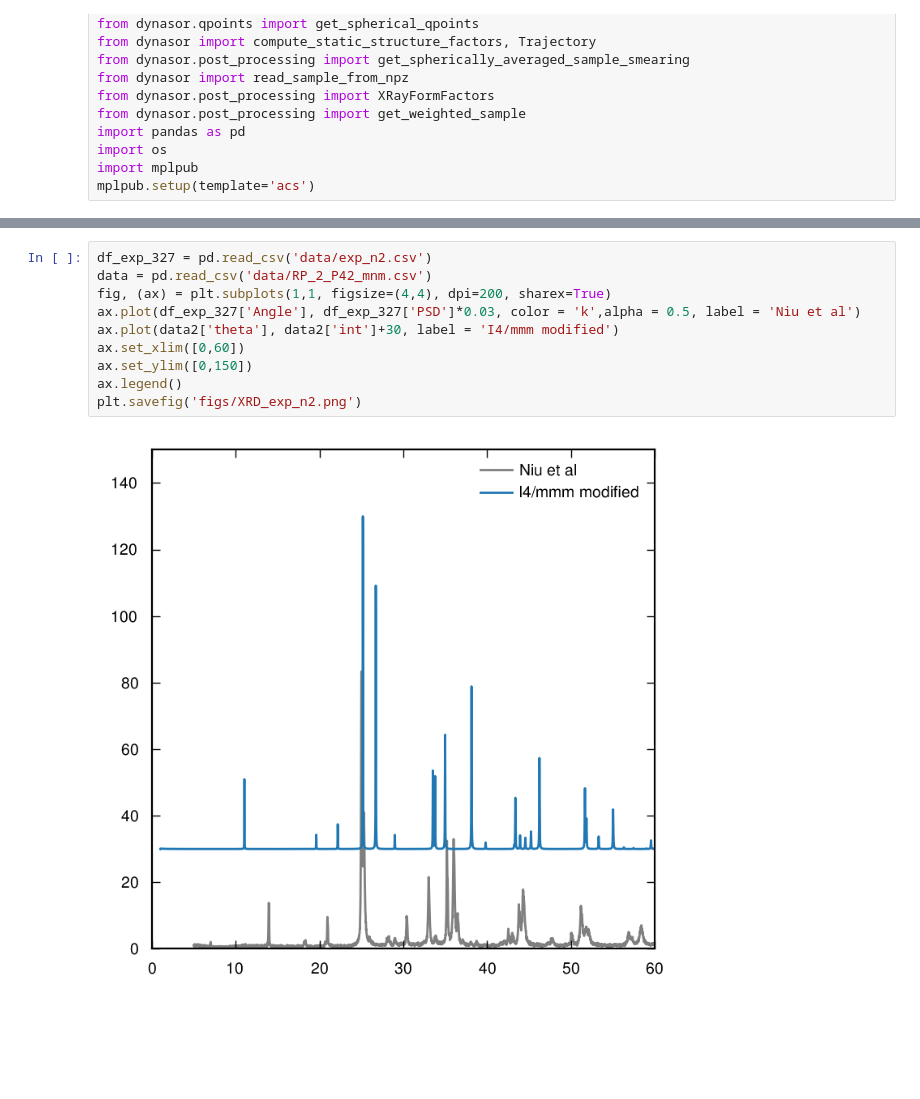
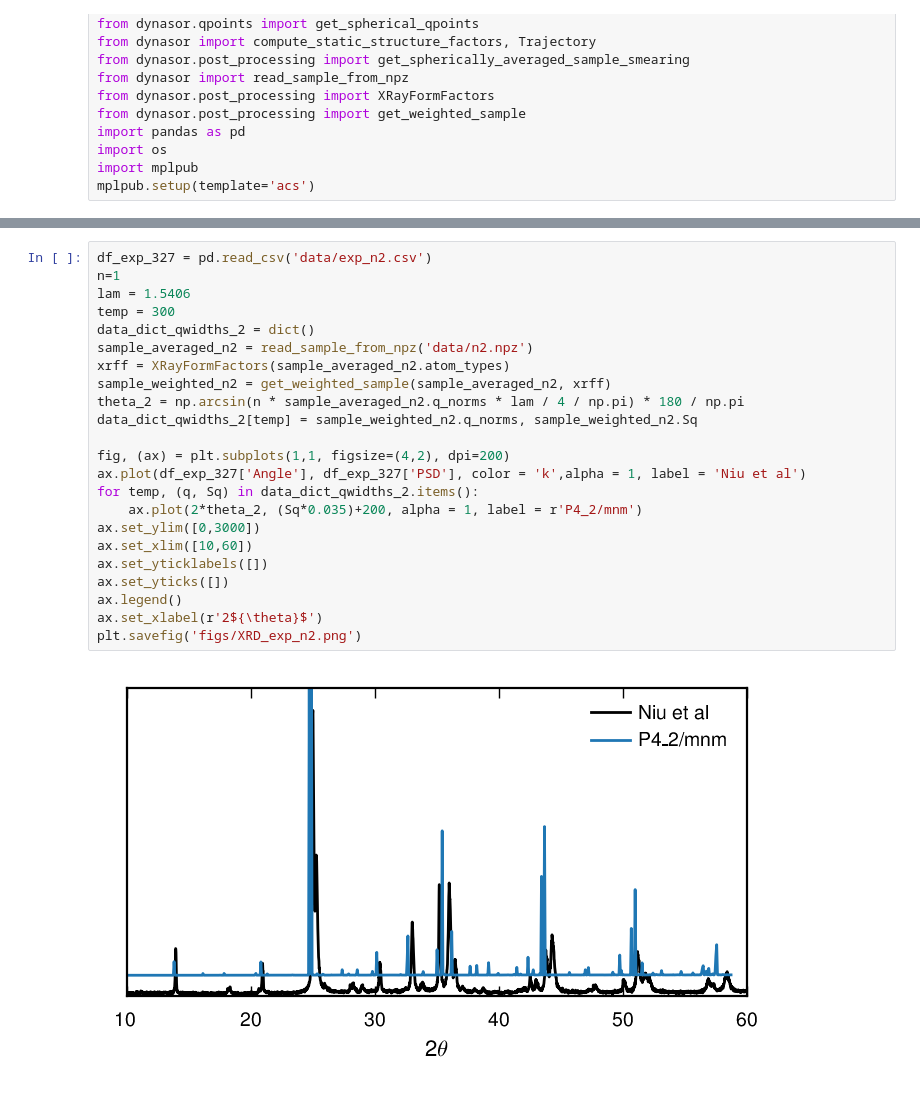
Before and after one commit to NU-CEM/2025_RP_phases, a Jupyter notebook: SI_fig_XRD.ipynb, the cells around one changed output, grey strips where cells are left out. Cells and saved outputs as stored; diff of their text form; blank space fills up the shorter version.

```diff
--- a/SI_fig_XRD.ipynb
+++ b/SI_fig_XRD.ipynb
@@ -36,12 +38,25 @@ plt.savefig('figs/XRD_exp_n1.png')
 # %%
 df_exp_327 = pd.read_csv('data/exp_n2.csv')
-data = pd.read_csv('data/RP_2_P42_mnm.csv')
-fig, (ax) = plt.subplots(1,1, figsize=(4,4), dpi=200, sharex=True)
-ax.plot(df_exp_327['Angle'], df_exp_327['PSD']*0.03, color = 'k',alpha = 0.5, label = 'Niu et al')
-ax.plot(data2['theta'], data2['int']+30, label = 'I4/mmm modified')
-ax.set_xlim([0,60])
-ax.set_ylim([0,150])
+n=1
+lam = 1.5406
+temp = 300
+data_dict_qwidths_2 = dict()
+sample_averaged_n2 = read_sample_from_npz('data/n2.npz')
+xrff = XRayFormFactors(sample_averaged_n2.atom_types)
+sample_weighted_n2 = get_weighted_sample(sample_averaged_n2, xrff)
+theta_2 = np.arcsin(n * sample_averaged_n2.q_norms * lam / 4 / np.pi) * 180 / np.pi
+data_dict_qwidths_2[temp] = sample_weighted_n2.q_norms, sample_weighted_n2.Sq
+
+fig, (ax) = plt.subplots(1,1, figsize=(4,2), dpi=200)
+ax.plot(df_exp_327['Angle'], df_exp_327['PSD'], color = 'k',alpha = 1, label = 'Niu et al')
+for temp, (q, Sq) in data_dict_qwidths_2.items():
+    ax.plot(2*theta_2, (Sq*0.035)+200, alpha = 1, label = r'P4_2/mnm')
+ax.set_ylim([0,3000])
+ax.set_xlim([10,60])
+ax.set_yticklabels([])
+ax.set_yticks([])
 ax.legend()
+ax.set_xlabel(r'2${\theta}$')
 plt.savefig('figs/XRD_exp_n2.png')
 # %% [output]
-[figure, old version]
+[figure, new version]
```
Also changed, not shown: parts of 1 cell of this notebook, 8 other files.
